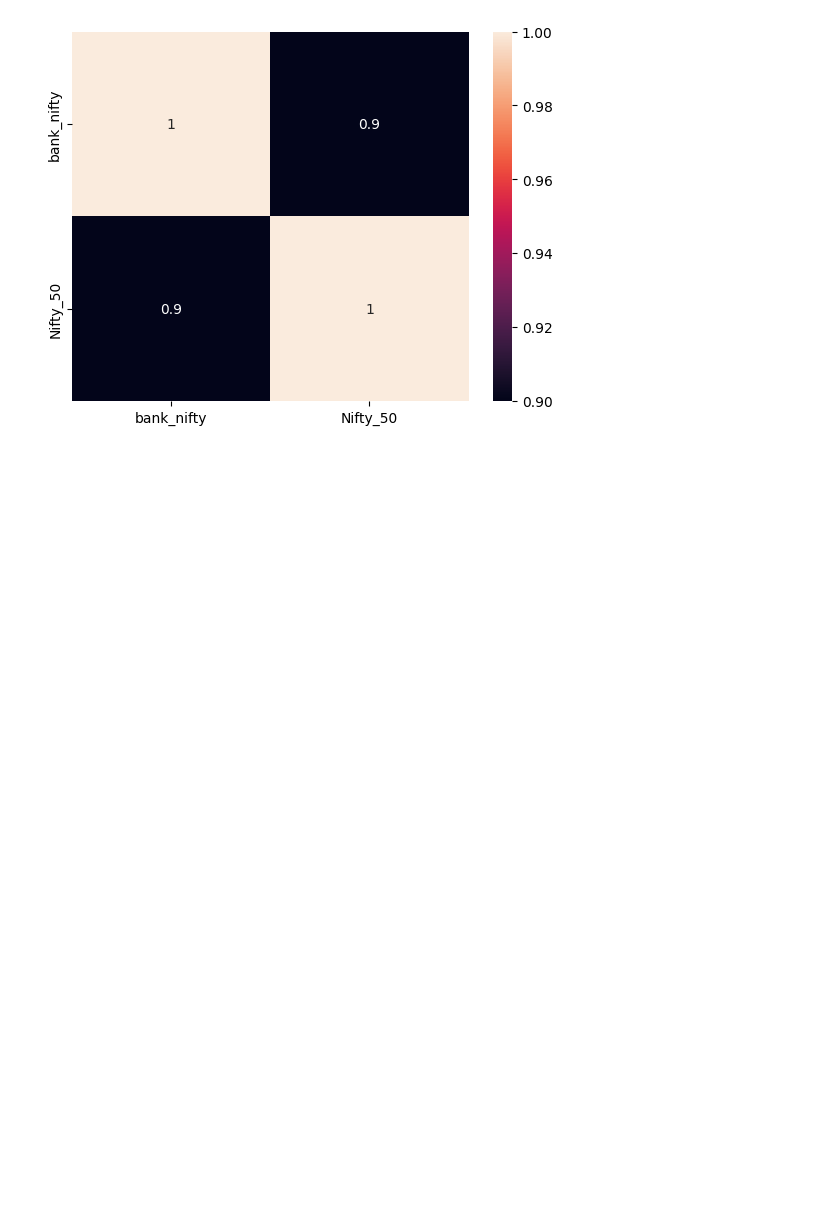
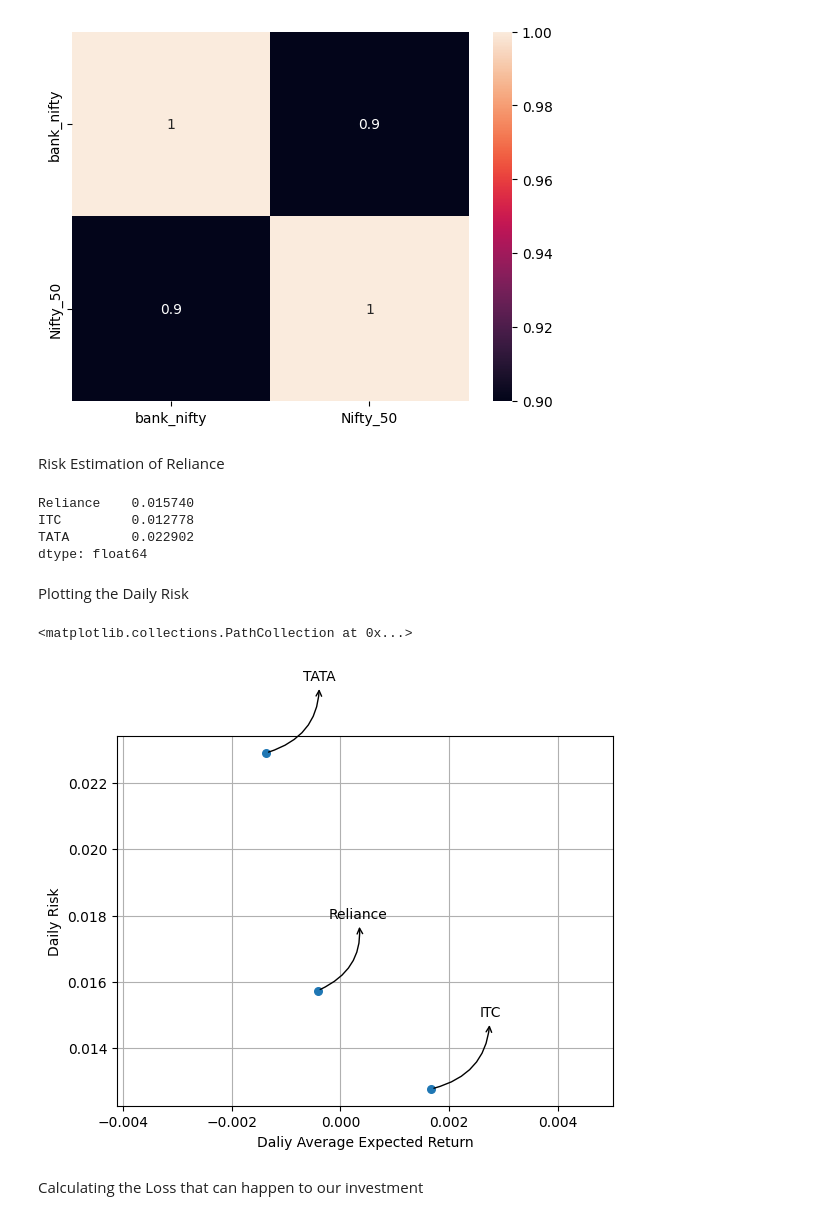
Before and after one commit to suresh130900/python_analisys, a Jupyter notebook: DAP_project.ipynb, the cells around one changed output. Cells and saved outputs as stored; diff of their text form; code cells hidden in the pictures; blank space fills up the shorter version.

Commit message:
risk estimation and avg loss

```diff
--- a/DAP_project.ipynb
+++ b/DAP_project.ipynb
@@ -366,3 +366,51 @@ sns.heatmap(correlation, annot= True)
 # %% [output]
 <Axes: >
 [figure]
+# %% [markdown]
+Risk Estimation of Reliance
+# %%
+
+#Dropping all the Null Value
+mean_daily_return = all_daily_return.dropna()
+
+#Finding the Mean
+avg_daily_return = mean_daily_return.mean()
+avg_daily_return
+
+#Finding the Standard Deviation
+#this is our Daily Risk
+std_daily_return = mean_daily_return.std()
+std_daily_return
+# %% [output]
+Reliance    0.015740
+ITC         0.012778
+TATA        0.022902
+dtype: float64
+# %% [markdown]
+Plotting the Daily Risk
+# %%
+
+#Adding the Lables
+plt.xlabel("Daliy Average Expected Return")
+plt.ylabel("Daily Risk")
+
+#Adding Company names on the graph
+
+plt.xlim(mean_daily_return.mean().min() + mean_daily_return.mean().min()*2, mean_daily_return.mean().max() + mean_daily_return.mean().max()*2)
+
+for label, x, y in zip(mean_daily_return.columns, mean_daily_return.mean(), mean_daily_return.std()):
+    plt.annotate(
+        label,
+        xy = (x,y), xytext = (50, 50),
+        textcoords = 'offset points', ha = 'right', va = 'bottom',
+        arrowprops = dict(arrowstyle = '<-', connectionstyle = 'arc3,rad=-0.4'))
+
+
+
+plt.grid()
+plt.scatter(avg_daily_return, std_daily_return, s=30)
+# %% [output]
+<matplotlib.collections.PathCollection at 0x...>
+[figure, added]
+# %% [markdown]
+Calculating the Loss that can happen to our investment
```
Also changed, not shown: parts of 1 cell of this notebook.
